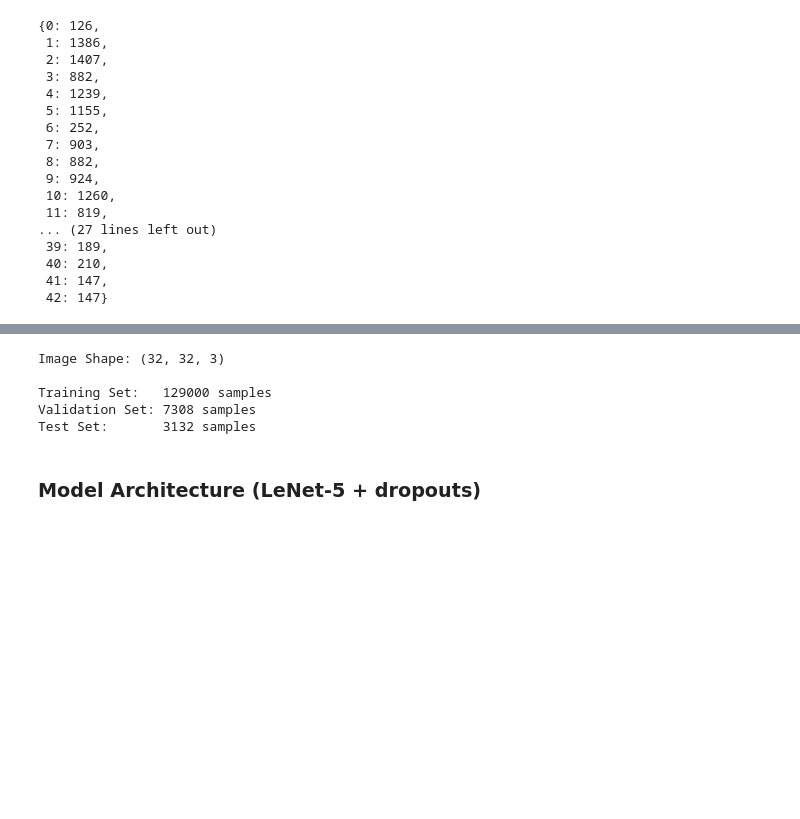
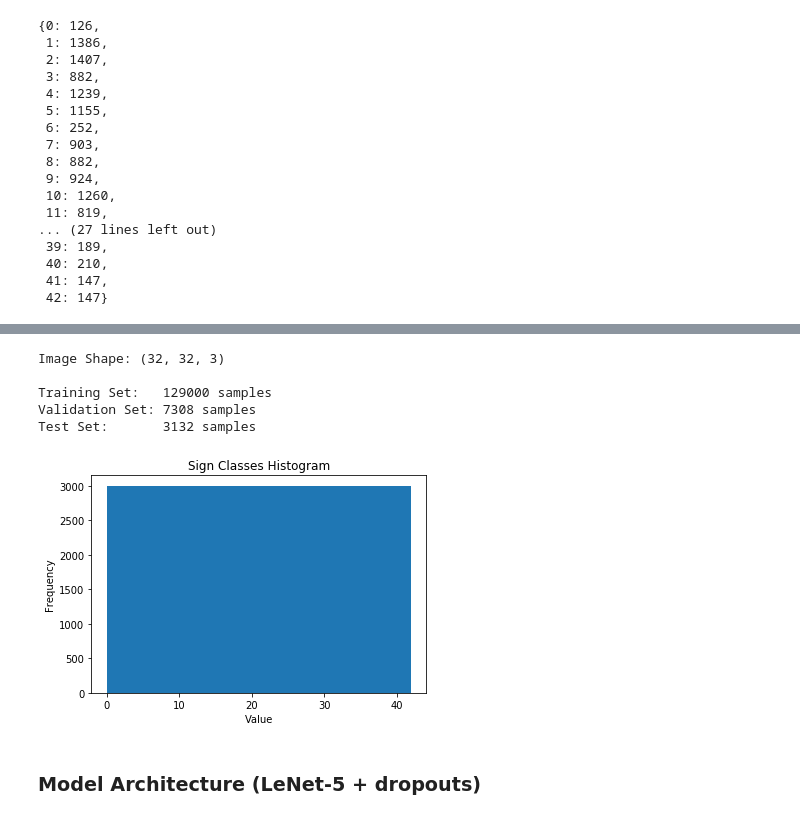
Before and after one commit to markito/CarND-Traffic-Sign-Classifier-Project, a Jupyter notebook: Traffic_Sign_Classifier.ipynb, the cells around one changed output, grey strips where cells are left out. Saved outputs shown, nothing was run; the diff lists cells and outputs as text; code cells hidden in the pictures; blank space fills up the shorter version.

```diff
--- a/Traffic_Sign_Classifier.ipynb
+++ b/Traffic_Sign_Classifier.ipynb
@@ -394,10 +412,10 @@ Size of labels 12630
 # %%
-##  References:
+##  Reference:
 ## * http://machinelearningmastery.com/image-augmentation-deep-learning-keras/
-## *
+
 from keras.preprocessing.image import ImageDataGenerator
 
-total_image_per_class = 3000
+n_images = 3000
 X_train_augmented = np.empty((0,32,32,3))
 y_train_augmented = np.empty(0,dtype='float32')
 
@@ -412,17 +430,9 @@ datagen = ImageDataGenerator(
     horizontal_flip=False
 )
 
-# # datagen = ImageDataGenerator(featurewise_center=False,
-#                             featurewise_std_normalization=False,
-#                             width_shift_range=0.1,
-#                             height_shift_range=0.1,
-#                             zoom_range=0.2,
-#                             shear_range=0.1,
-#                             rotation_range=10.,)
-
 datagen.fit(X_train)
 
-
+# print items per class (histogram wasn't specific enough IMO)
 unique, counts = np.unique(y_train, return_counts=True)
 dict(zip(unique, counts))
 # %% [output]
@@ -445,29 +455,29 @@ Using TensorFlow backend.
  41: 147,
  42: 147}
 # %%
+from tqdm import tqdm
 # progress for each class
 for i in tqdm(range(n_classes)):
 
         index = [y_train==i]
         y_i_class = y_train[index]
-        images_for_class = X_train[index]
-
-        X_train_augmented_i = np.copy(images_for_class)
+        img_for_class = X_train[index]
+        X_train_augmented_i = np.copy(img_for_class)
         y_train_augmented_i = np.copy(y_i_class)
 
-        for X,y in datagen.flow(images_for_class, y_i_class, batch_size=len(y_i_class), seed=9345+i*37):
+        for X,y in datagen.flow(img_for_class, y_i_class, batch_size=len(y_i_class)):
             X_train_augmented_i = np.append(X_train_augmented_i, X, axis=0)
             y_train_augmented_i = np.append(y_train_augmented_i, y, axis=0)
 
-            if len(X_train_augmented_i) >= total_image_per_class:
+            if len(X_train_augmented_i) >= n_images:
                 break
 
-        X_train_augmented = np.append(X_train_augmented, X_train_augmented_i[:3000], axis=0)
-        y_train_augmented = np.append(y_train_augmented, y_train_augmented_i[:3000], axis=0)
+        X_train_augmented = np.append(X_train_augmented, X_train_augmented_i[:n_images], axis=0)
+        y_train_augmented = np.append(y_train_augmented, y_train_augmented_i[:n_images], axis=0)
 
 # for X_batch, y_batch in datagen.flow(X_train, y_train, batch_size=10):
 #     unique, counts = np.unique(y_train, return_counts=True)
-#     if (counts[0] >= 1200):
+#     if (counts[0] >= n_images):
 #         break
 
 #     for i in range(0, 5):
@@ -476,9 +486,6 @@ for i in tqdm(range(n_classes)):
 
 X_train = X_train_augmented
 y_train = y_train_augmented
-
-# X_train = np.append(tf_image)
-# y_train = np.append(tf_label)
 # %%
 from sklearn.utils import shuffle
 X_train, y_train = shuffle(X_train, y_train)
@@ -503,26 +524,36 @@ plt.show()
 # %%
 # Ensure test, training and validation sets are still good
 
 assert(len(X_train) == len(y_train))
 assert(len(X_valid) == len(y_valid))
 assert(len(X_test) == len(y_test))
 
 from sklearn.utils import shuffle
 
 X_train, y_train = shuffle(X_train, y_train)
 
 print()
 print("Image Shape: {}".format(X_train[0].shape))
 print()
 print("Training Set:   {} samples".format(len(X_train)))
 print("Validation Set: {} samples".format(len(X_valid)))
 print("Test Set:       {} samples".format(len(X_test)))
+
+plt.hist(y_train, bins=n_classes, linewidth=2.0)
+
+plt.title("Sign Classes Histogram")
+plt.xlabel("Value")
+plt.ylabel("Frequency")
+
+fig = plt.gcf()
+plt.show()
 # %% [output]
 Image Shape: (32, 32, 3)
 
 Training Set:   129000 samples
 Validation Set: 7308 samples
 Test Set:       3132 samples
+[figure, added]
 # %% [markdown]
 ### Model Architecture  (LeNet-5 + dropouts)
 # %%
```
Also changed, not shown: parts of 29 cells of this notebook, 20 other files.
